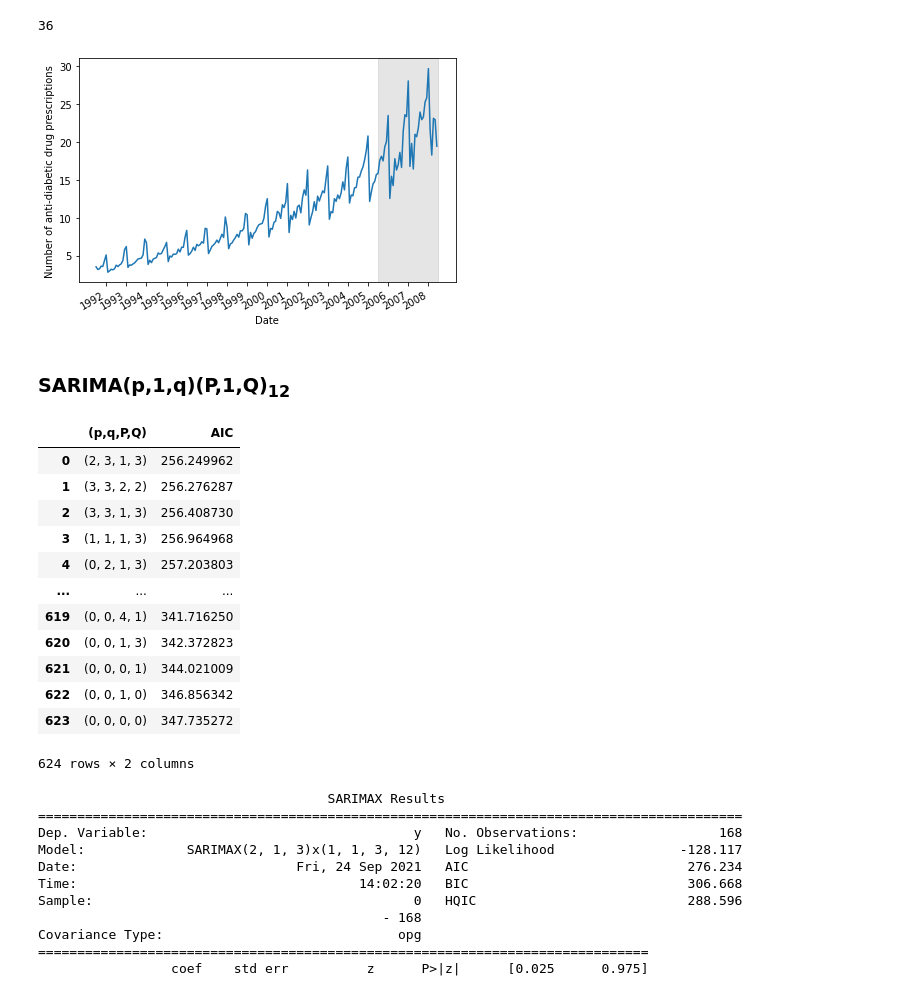
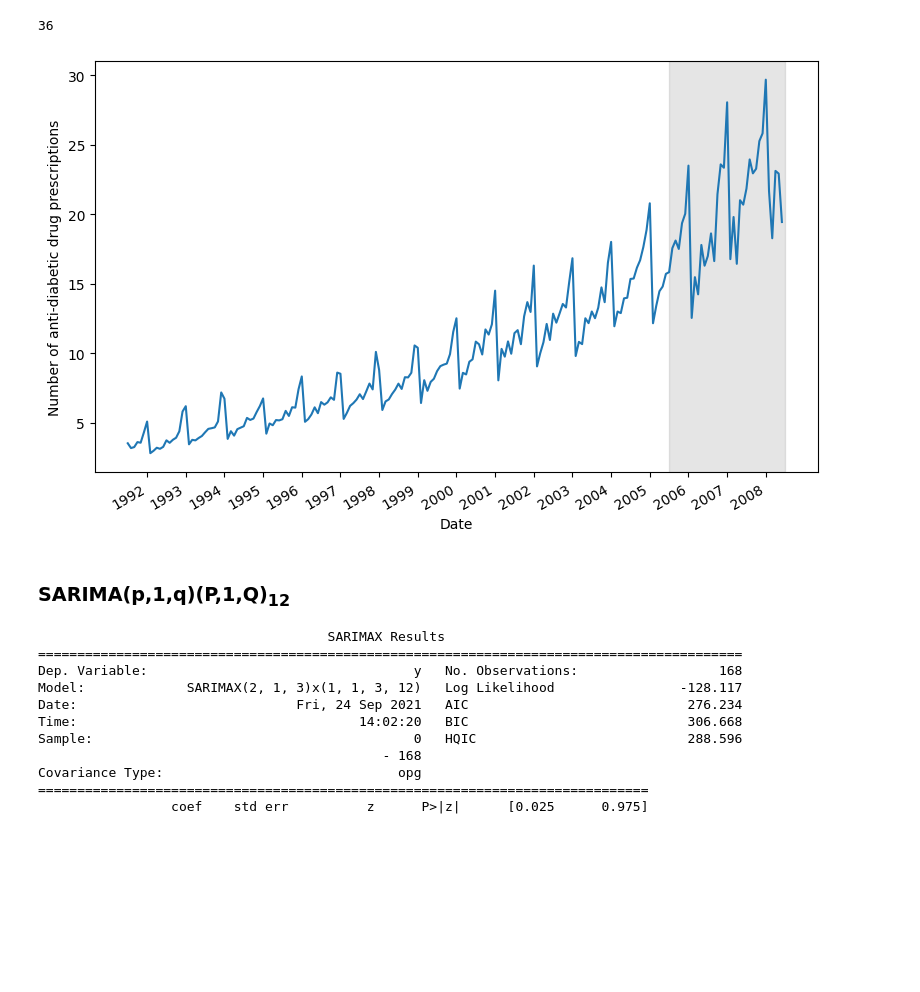
Before and after one commit to waelrash1/forecastingmodelsPY, a Jupyter notebook: CH11/CH11.ipynb, the cells around one changed output. Saved outputs shown, nothing was run; the diff lists cells and outputs as text; code cells hidden in the pictures; blank space fills up the shorter version.

```diff
--- a/CH11/CH11.ipynb
+++ b/CH11/CH11.ipynb
@@ -25,7 +25,7 @@ warnings.filterwarnings('ignore')
 # %% [markdown]
 https://rdrr.io/cran/fpp/man/a10.html
 # %%
-df = pd.read_csv('../data/AusAntidiabeticDrug.csv')
+df = pd.read_csv('https://raw.githubusercontent.com/waelrash1/timeSeriesPy/master/data/AusAntidiabeticDrug.csv')
 df.head(10)
 # %% [output]
 |  | ds | y |
@@ -143,21 +143,21 @@ print(len(test))
 # %% [output]
 36
 # %%
-fig, ax = plt.subplots()
+fig, ax = plt.subplots(figsize=(8,5))
 
 ax.plot(df.y)
 ax.set_xlabel('Date')
 ax.set_ylabel('Number of anti-diabetic drug prescriptions')
 ax.axvspan(168, 204, color='#808080', alpha=0.2)
 
 plt.xticks(np.arange(6, 203, 12), np.arange(1992, 2009, 1))
 
 fig.autofmt_xdate()
 plt.tight_layout()
 
 # plt.savefig('figures/CH11_F_peixeiro.png', dpi=300)
 # %% [output]
-[figure, old version]
+[figure, new version]
 # %% [markdown]
 ### SARIMA(p,1,q)(P,1,Q)<sub>12<sub>
 # %%
@@ -204,20 +204,6 @@ s = 12
 # %%
 SARIMA_result_df = optimize_SARIMAX(train, None, order_list, d, D, s)
 SARIMA_result_df
-# %% [output]
-|  | (p,q,P,Q) | AIC |
-| 0 | (2, 3, 1, 3) | 256.249962 |
-| 1 | (3, 3, 2, 2) | 256.276287 |
-| 2 | (3, 3, 1, 3) | 256.408730 |
-| 3 | (1, 1, 1, 3) | 256.964968 |
-| 4 | (0, 2, 1, 3) | 257.203803 |
-| ... | ... | ... |
-| 619 | (0, 0, 4, 1) | 341.716250 |
-| 620 | (0, 0, 1, 3) | 342.372823 |
-| 621 | (0, 0, 0, 1) | 344.021009 |
-| 622 | (0, 0, 1, 0) | 346.856342 |
-| 623 | (0, 0, 0, 0) | 347.735272 |
-624 rows × 2 columns
 # %%
 SARIMA_model = SARIMAX(train, order=(2,1,3), seasonal_order=(1,1,3,12), simple_differencing=False)
 SARIMA_model_fit = SARIMA_model.fit(disp=False)
```
Also changed, not shown: parts of 4 cells of this notebook.
